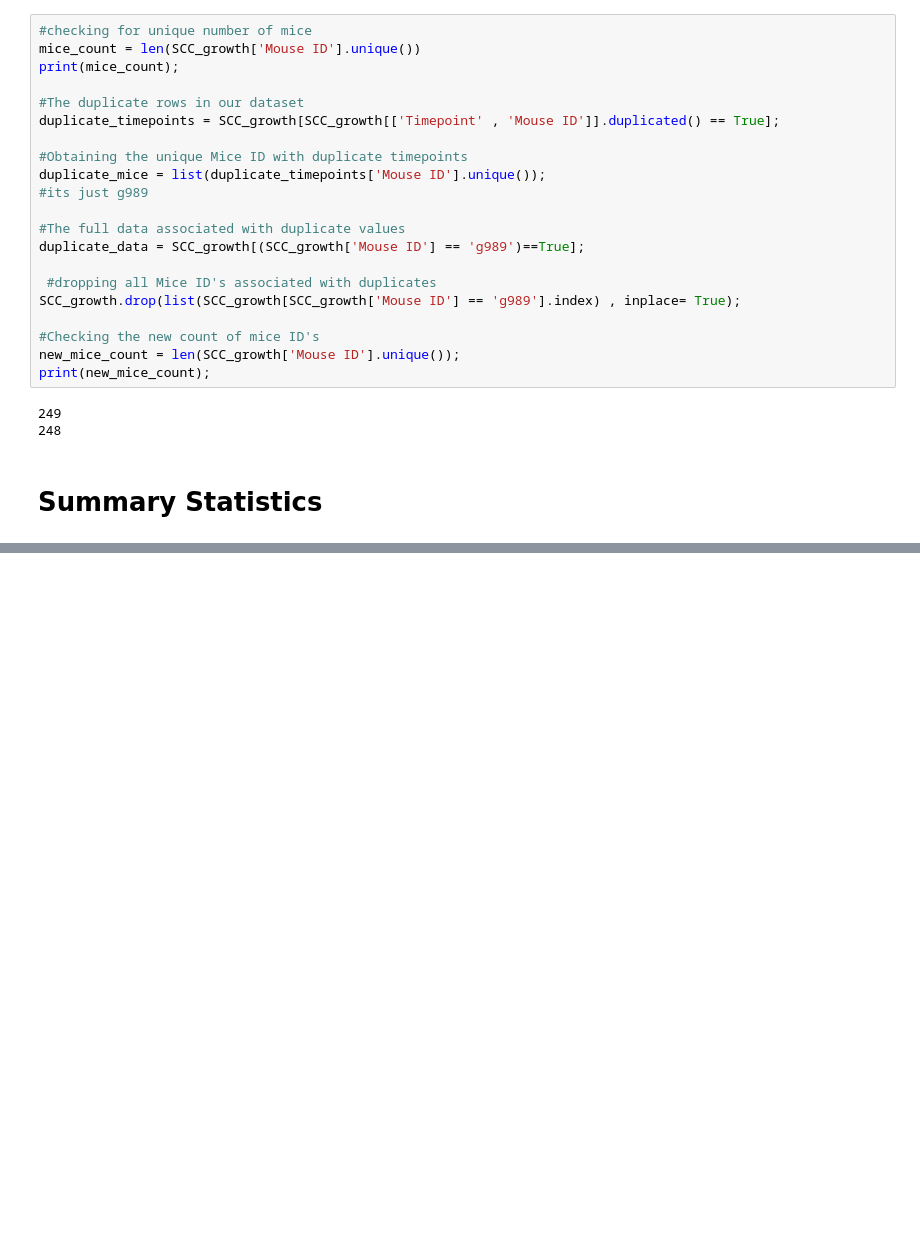
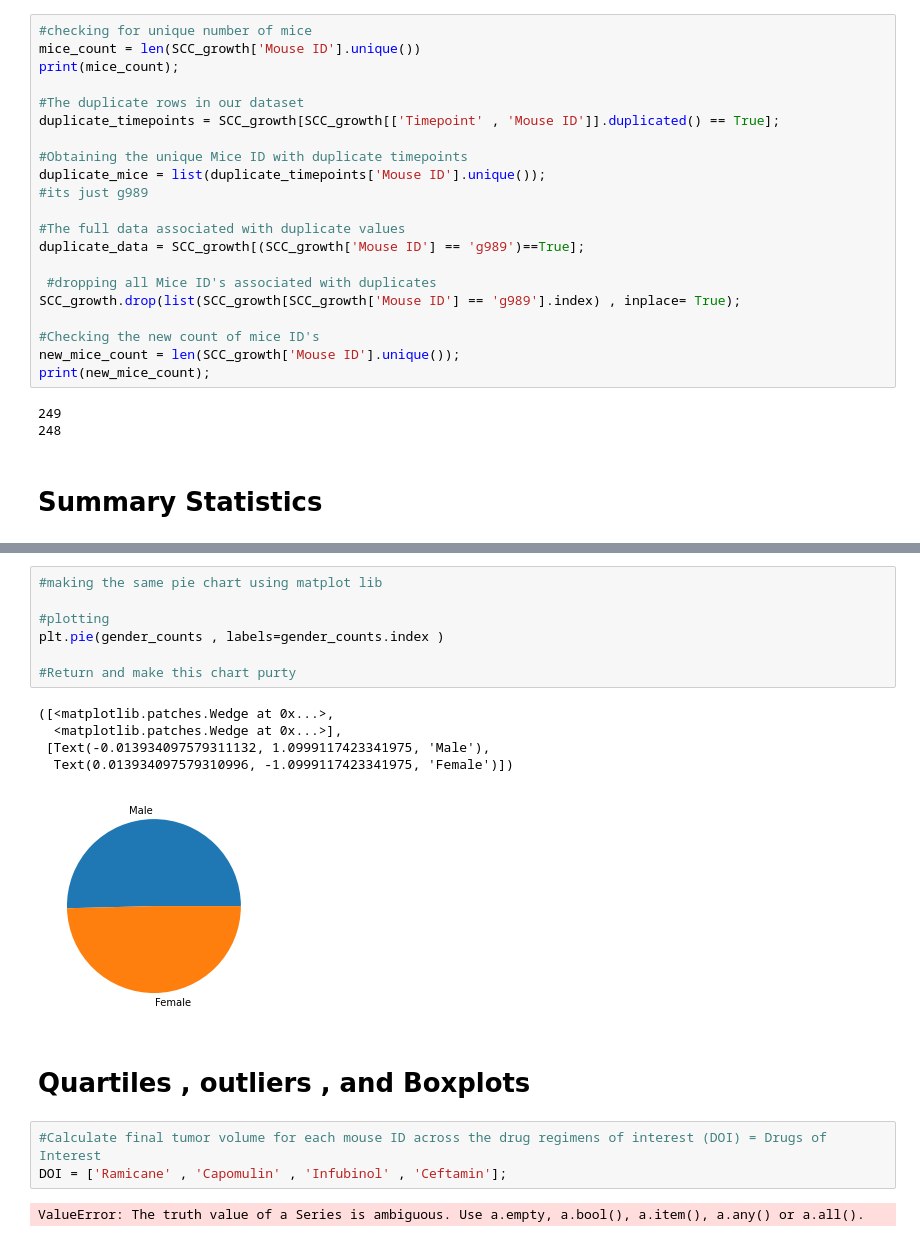
Before and after one commit to awesomepack/Pymaceuticals, a Jupyter notebook: Pymaceuticals.ipynb, the cells around one changed output, grey strips where cells are left out. Drawn from its saved outputs; the diff is of its cells as text; blank space fills up the shorter version.

```diff
--- a/Pymaceuticals.ipynb
+++ b/Pymaceuticals.ipynb
@@ -135,0 +163,20 @@ AttributeError: 'Rectangle' object has no property 'axis'
+# %%
+#making the same pie chart using matplot lib
+
+#plotting
+plt.pie(gender_counts , labels=gender_counts.index )
+
+#Return and make this chart purty
+# %% [output]
+([<matplotlib.patches.Wedge at 0x...>,
+  <matplotlib.patches.Wedge at 0x...>],
+ [Text(-0.013934097579311132, 1.0999117423341975, 'Male'),
+  Text(0.013934097579310996, -1.0999117423341975, 'Female')])
+[figure, added]
+# %% [markdown]
+# Quartiles , outliers , and Boxplots
+# %%
+#Calculate final tumor volume for each mouse ID across the drug regimens of interest (DOI) = Drugs of Interest
+DOI = ['Ramicane' , 'Capomulin' , 'Infubinol' , 'Ceftamin'];
+# %% [output]
+ValueError: The truth value of a Series is ambiguous. Use a.empty, a.bool(), a.item(), a.any() or a.all().
```
Also changed, not shown: parts of 6 cells of this notebook.
